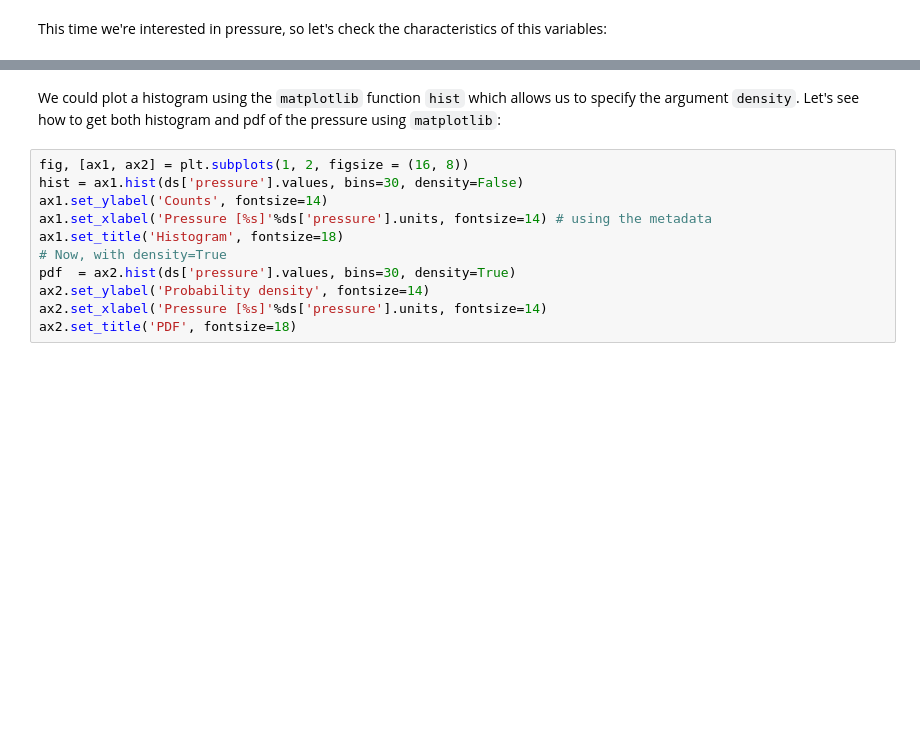
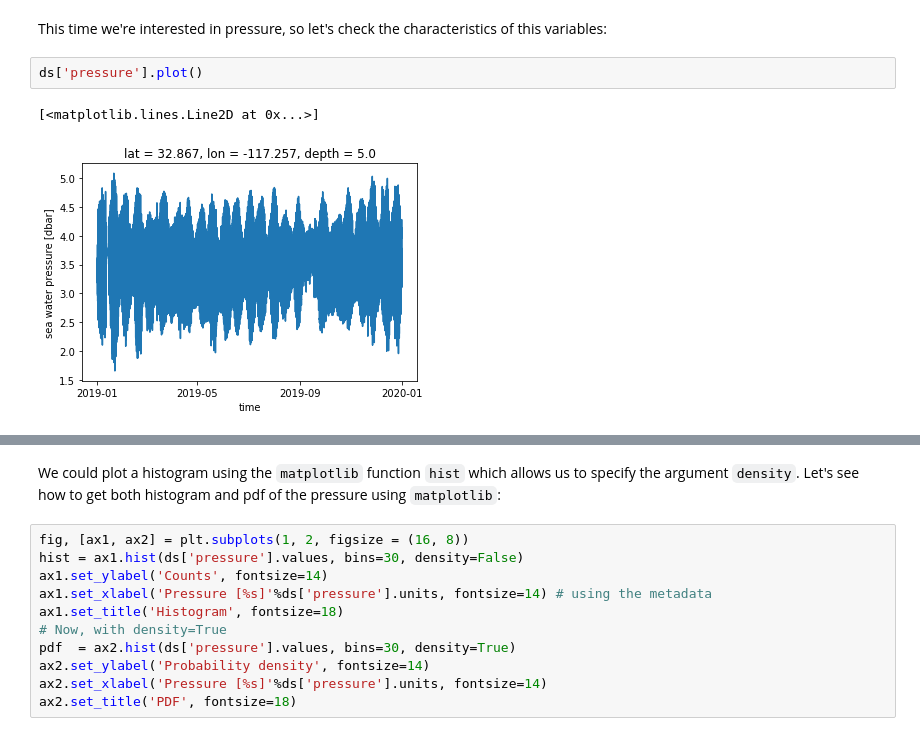
Before and after one commit to laspg/SIO221A, a Jupyter notebook: notebooks/lectures/lecture02.ipynb, the cells around one changed output, grey strips where cells are left out. Drawn from its saved outputs; the diff is of its cells as text; blank space fills up the shorter version.

```diff
--- a/notebooks/lectures/lecture02.ipynb
+++ b/notebooks/lectures/lecture02.ipynb
@@ -96,5 +114,10 @@ ds.keys()
 # %% [markdown]
 This time we're interested in pressure, so let's check the characteristics of this variables:
+# %%
+ds['pressure'].plot()
+# %% [output]
+[<matplotlib.lines.Line2D at 0x...>]
+[figure, added]
 # %%
 pressure = ds['pressure'].values
 print(ds['pressure'])
```
Also changed, not shown: parts of 9 cells of this notebook.
